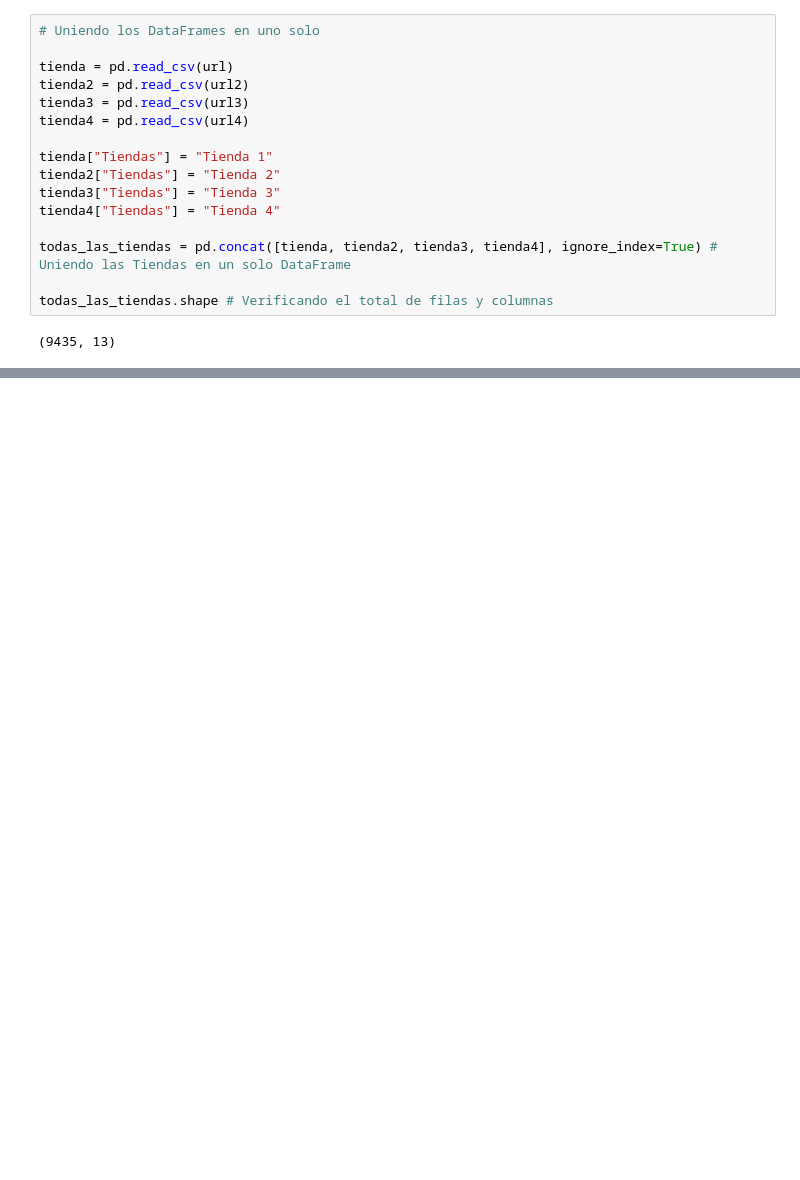
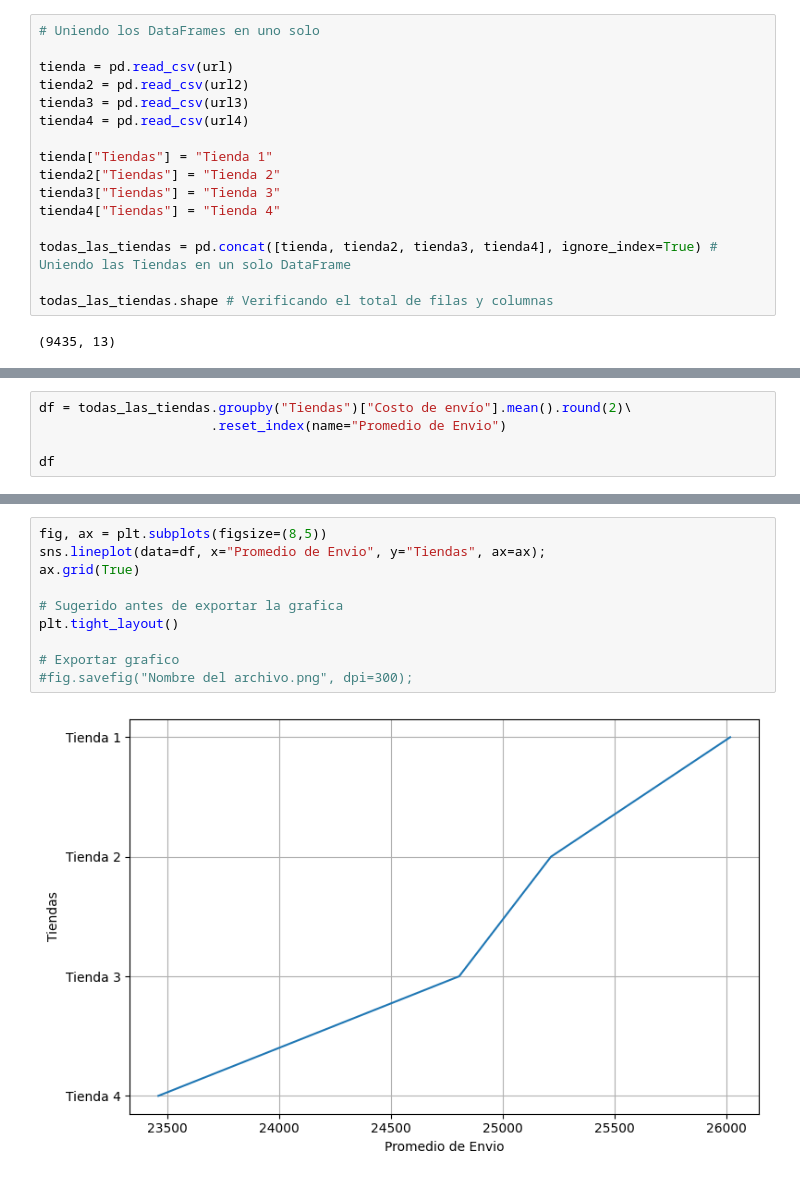
Before and after one commit to LejImkoaj/challenge1-data-science-alura-store-latam, a Jupyter notebook: AluraStoreLatam.ipynb, the cells around one changed output, grey strips where cells are left out. Drawn from its saved outputs; the diff is of its cells as text; blank space fills up the shorter version.

```diff
--- a/AluraStoreLatam.ipynb
+++ b/AluraStoreLatam.ipynb
@@ -401,0 +297,5 @@ plt.show()
+# %%
+df = todas_las_tiendas.groupby("Tiendas")["Costo de envío"].mean().round(2)\
+                      .reset_index(name="Promedio de Envio")
+
+df
@@ -401,0 +308,12 @@ plt.show()
+# %%
+fig, ax = plt.subplots(figsize=(8,5))
+sns.lineplot(data=df, x="Promedio de Envio", y="Tiendas", ax=ax);
+ax.grid(True)
+
+# Sugerido antes de exportar la grafica
+plt.tight_layout()
+
+# Exportar grafico
+#fig.savefig("Nombre del archivo.png", dpi=300);
+# %% [output]
+[figure, added]
```
Also changed, not shown: parts of 10 cells of this notebook.
